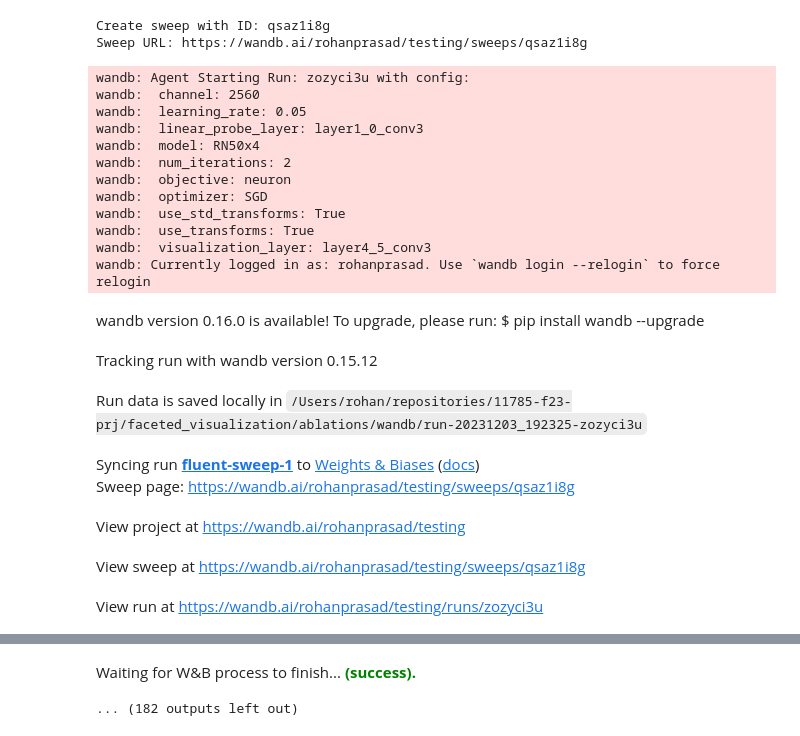
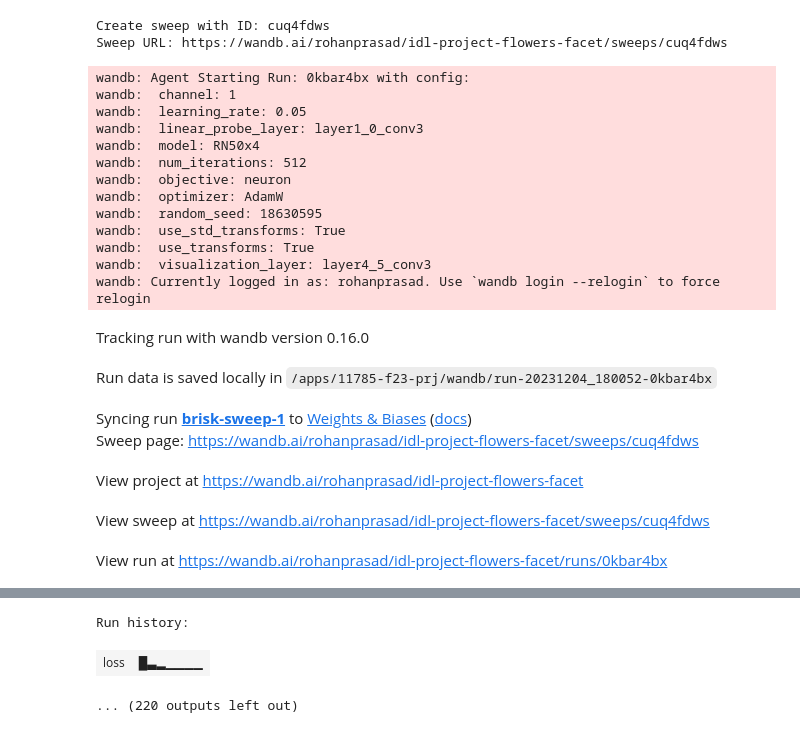
Before and after one commit to hyesulim/clip-feat-vis, a Jupyter notebook: faceted_visualization/ablations/rprasad2_Notebook1.ipynb, the cells around one changed output, grey strips where cells are left out. Saved outputs shown, nothing was run; the diff lists cells and outputs as text; code cells hidden in the pictures.

Commit message:
Add ablations

```diff
--- a/faceted_visualization/ablations/rprasad2_Notebook1.ipynb
+++ b/faceted_visualization/ablations/rprasad2_Notebook1.ipynb
@@ -8,7 +8,7 @@ else:
     ROOT = '/apps/11785-f23-prj/faceted_visualization'
 
 LIBRARY_HOME = os.path.join(ROOT, 'visualizer')
-PROBE_HOME = os.path.join(ROOT, "probes", "flower")
+PROBE_HOME = os.path.join(ROOT, "probes", "logs", "flower")
 LOG_PATH = os.path.join(ROOT, "logs")
 
 sys.path.append(ROOT)
@@ -49,8 +59,8 @@ if init_filehandler and sys.platform != "darwin":
 # %%
 parameter_dict = {
     constants.NUMBER_OF_ITERATIONS: {
-        # 'values': [256, 512, 1024, 2048, 4096, 8192, 16384]
-        'values': [2]
+        'values': [512]
+#         'values': [2]
     },
     constants.MODEL: {
         'values': ['RN50x4']
@@ -69,26 +79,22 @@ parameter_dict = {
     },
     constants.VISUALIZATION_LAYER: {
         'values': [
-            'layer4_5_conv3',
-            'layer4_5_relu3',
-            'layer4_5_bn3'
+            'layer4_5_conv3'
         ]
     },
     constants.OPTIMIZER: {
         'values': [
-            'SGD', 'Adam', 'AdamW'
+            'AdamW'
         ]
     },
     constants.LEARNING_RATE: {
         'values': [
-            # 0.05, 0.01, 0.005, 0.001, 0.0005, 0.0001
             0.05
         ]
     },
     constants.CHANNEL: {
         'values': [
-            # 1 , 64, 128, 256, 512, 1024, 1536, 2048, 2560
-            2560
+            1, 128, 512, 2048, 2560
         ]
     },
     constants.OBJECTIVE: {
@@ -99,12 +105,17 @@ parameter_dict = {
     },
     constants.USE_TRANSFORMS: {
         'values': [
-            True, False
+            True
         ]
     },
     constants.USE_STD_TRANSFORMS: {
         'values': [
-            True, False
+            True
+        ]
+    },
+    constants.RANDOM_SEED: {
+        'values': [
+            generated_random_seed
         ]
     }
 }
@@ -219,7 +234,7 @@ def perform_sweep(config=None):
 
         logger.info("Completed run [ %s ]", run.id)
 # %%
-sweep_id = wandb.sweep(sweep_config, project="testing", entity="rohanprasad")
+sweep_id = wandb.sweep(sweep_config, project="idl-project-flowers-facet", entity="rohanprasad")
 logger.info("Sweep ID = %s", sweep_id)
 wandb.agent(sweep_id, function=perform_sweep)
 # %% [output]
@@ -228,22 +243,22 @@ wandb.agent(sweep_id, function=perform_sweep)
-Create sweep with ID: qsaz1i8g
-Sweep URL: https://wandb.ai/rohanprasad/testing/sweeps/qsaz1i8g
+Create sweep with ID: cuq4fdws
+Sweep URL: https://wandb.ai/rohanprasad/idl-project-flowers-facet/sweeps/cuq4fdws
-wandb: Agent Starting Run: zozyci3u with config:
-wandb:  channel: 2560
+wandb: Agent Starting Run: 0kbar4bx with config:
+wandb:  channel: 1
 wandb:  learning_rate: 0.05
 wandb:  linear_probe_layer: layer1_0_conv3
 wandb:  model: RN50x4
-wandb:  num_iterations: 2
+wandb:  num_iterations: 512
 wandb:  objective: neuron
-wandb:  optimizer: SGD
+wandb:  optimizer: AdamW
+wandb:  random_seed: 18630595
 wandb:  use_std_transforms: True
 wandb:  use_transforms: True
 wandb:  visualization_layer: layer4_5_conv3
 wandb: Currently logged in as: rohanprasad. Use `wandb login --relogin` to force relogin
-wandb version 0.16.0 is available! To upgrade, please run: $ pip install wandb --upgrade
+Tracking run with wandb version 0.16.0
-Tracking run with wandb version 0.15.12
+Run data is saved locally in /apps/11785-f23-prj/wandb/run-20231204_180052-0kbar4bx
-Run data is saved locally in /Users/rohan/repositories/11785-f23-prj/faceted_visualization/ablations/wandb/run-20231203_192325-zozyci3u
+Syncing run brisk-sweep-1 to Weights & Biases (docs)
+Sweep page: https://wandb.ai/rohanprasad/idl-project-flowers-facet/sweeps/cuq4fdws
-Syncing run fluent-sweep-1 to Weights & Biases (docs)
-Sweep page: https://wandb.ai/rohanprasad/testing/sweeps/qsaz1i8g
+View project at https://wandb.ai/rohanprasad/idl-project-flowers-facet
-View project at https://wandb.ai/rohanprasad/testing
+View sweep at https://wandb.ai/rohanprasad/idl-project-flowers-facet/sweeps/cuq4fdws
-View sweep at https://wandb.ai/rohanprasad/testing/sweeps/qsaz1i8g
+View run at https://wandb.ai/rohanprasad/idl-project-flowers-facet/runs/0kbar4bx
-View run at https://wandb.ai/rohanprasad/testing/runs/zozyci3u
@@ -268,2 +282,3 @@ View run at https://wandb.ai/rohanprasad/testing/runs/zozyci3u
-Waiting for W&B process to finish... (success).
-... (182 outputs left out)
+Run history:
+| loss | █▃▂▁▁▁▁ |
+... (220 outputs left out)
```
Also changed, not shown: parts of 7 cells of this notebook, 3 other files.
